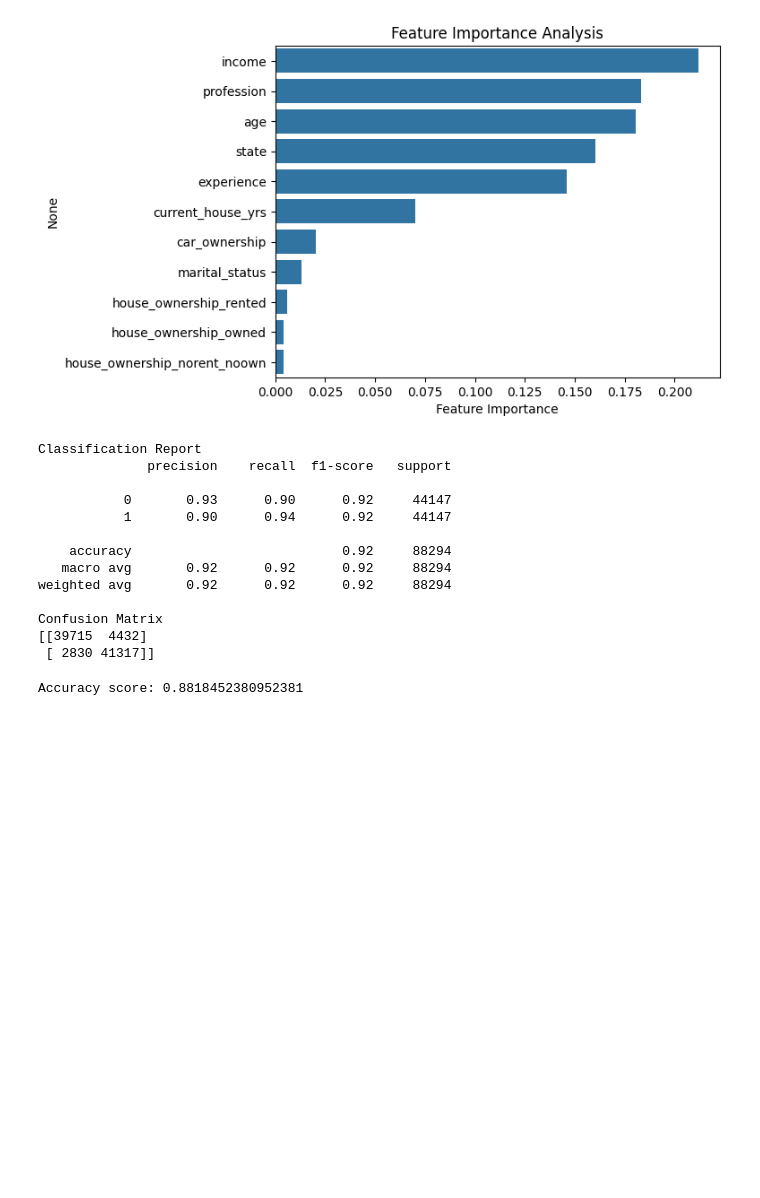
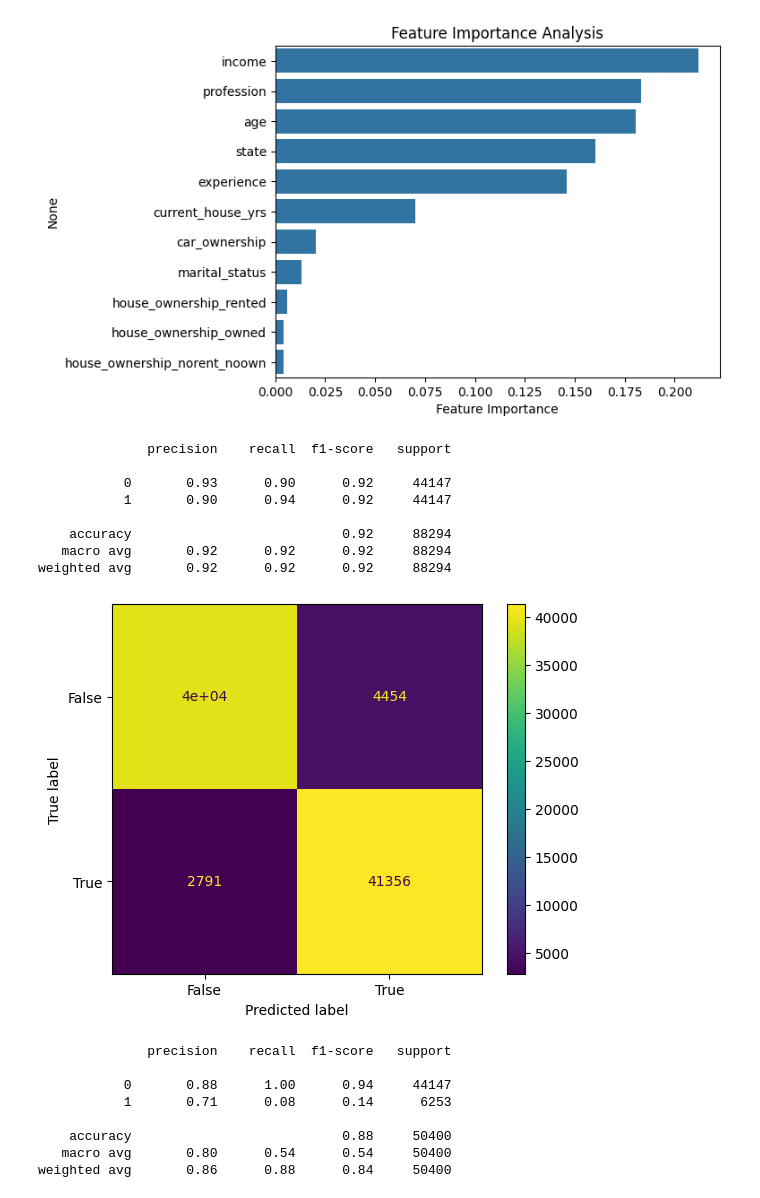
Before and after one commit to dhanu0709/2024_IA651_RSDJ_final_project, a Jupyter notebook: ml_pro.ipynb, the cells around one changed output. Cells and saved outputs as stored; diff of their text form; code cells hidden in the pictures; blank space fills up the shorter version.

```diff
--- a/ml_pro.ipynb
+++ b/ml_pro.ipynb
@@ -505,13 +491,13 @@ smote = SMOTE(random_state=42)
 X_train_os, y_train_os = smote.fit_resample(X_train_reduced, y_train)
 X_test_os, y_test_os = smote.fit_resample(X_test_reduced, y_test)
 # %%
-model_5 = RandomForestClassifier(random_state=42)
-model_5.fit(X_train_os,y_train_os)
+model_3_rf = RandomForestClassifier(random_state=100)
+model_3_rf.fit(X_train_os,y_train_os)
 
-y_pred_os = model_5.predict(X_test_os)
-print_evaluation(y_test_os, y_pred_os)
+y_pred_os = model_3_rf.predict(X_test_os)
+#print_evaluation(y_test_os, y_pred_os)
+print(classification_report(y_test_os,y_pred_os))
 # %% [output]
-Classification Report
               precision    recall  f1-score   support
 
            0       0.93      0.90      0.92     44147
@@ -520,7 +506,3 @@ Classification Report
     accuracy                           0.92     88294
    macro avg       0.92      0.92      0.92     88294
 weighted avg       0.92      0.92      0.92     88294
-
-Confusion Matrix
-[[39715  4432]
- [ 2830 41317]]
@@ -531,11 +509,34 @@ X_test_scale = scaler.transform(X_test)
+# %%
+actual = y_test_os
+predicted = y_pred_os
+
+confusion_matrix = metrics.confusion_matrix(actual, predicted)
+
+cm_display = metrics.ConfusionMatrixDisplay(confusion_matrix = confusion_matrix, display_labels = [False, True])
+
+cm_display.plot()
+plt.show()
+# %% [output]
+[figure, added]
 # %%
+scaler = StandardScaler()
+X_train_scale = scaler.fit_transform(X_train)
+X_test_scale = scaler.transform(X_test)
+
 clf = RandomForestClassifier(criterion='gini', bootstrap=True, max_depth=10, max_features=None, min_samples_split=2, n_estimators=100, random_state=100)
 from sklearn.metrics import accuracy_score, f1_score,classification_report
 # With Scaling
 clf.fit(X_train_scale,y_train)
 y_pred = clf.predict(X_test_scale)
 
-print(f"Accuracy score: { accuracy_score(y_test, y_pred) }")
+print(classification_report(y_test,y_pred))
 # %% [output]
-Accuracy score: 0.8818452380952381
+              precision    recall  f1-score   support
+
+           0       0.88      1.00      0.94     44147
+           1       0.71      0.08      0.14      6253
+
+    accuracy                           0.88     50400
+   macro avg       0.80      0.54      0.54     50400
+weighted avg       0.86      0.88      0.84     50400
 # %%
```
Also changed, not shown: parts of 34 cells of this notebook, 2 other files.
